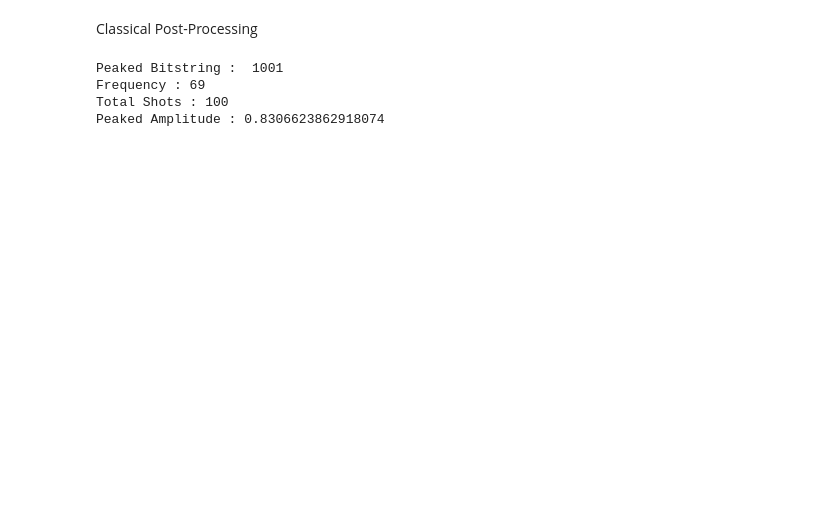
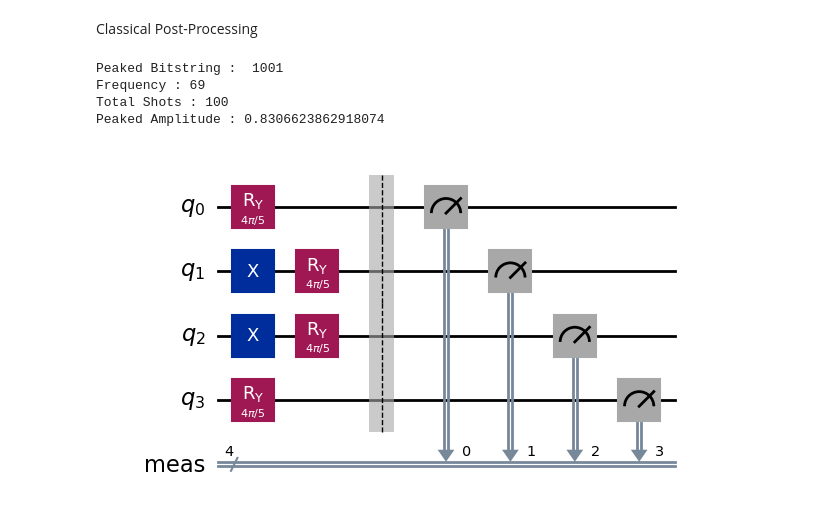
Before and after one commit to pdd23001/YQuantum2025, a Jupyter notebook: submission.ipynb, the cells around one changed output. Saved outputs shown, nothing was run; the diff lists cells and outputs as text; code cells hidden in the pictures; blank space fills up the shorter version.

```diff
--- a/submission.ipynb
+++ b/submission.ipynb
@@ -51,0 +53,4 @@ Peaked Amplitude : 0.8306623862918074
+# %%
+qc.draw('mpl')  # Visualizing the quantum circuit using Matplotlib
+# %% [output]
+[figure, added]
```
Also changed, not shown: parts of 4 cells of this notebook, 10 other files.
